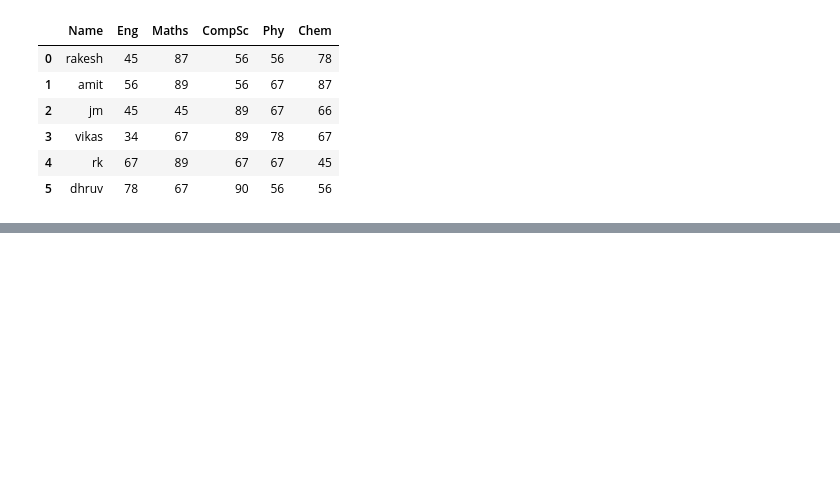
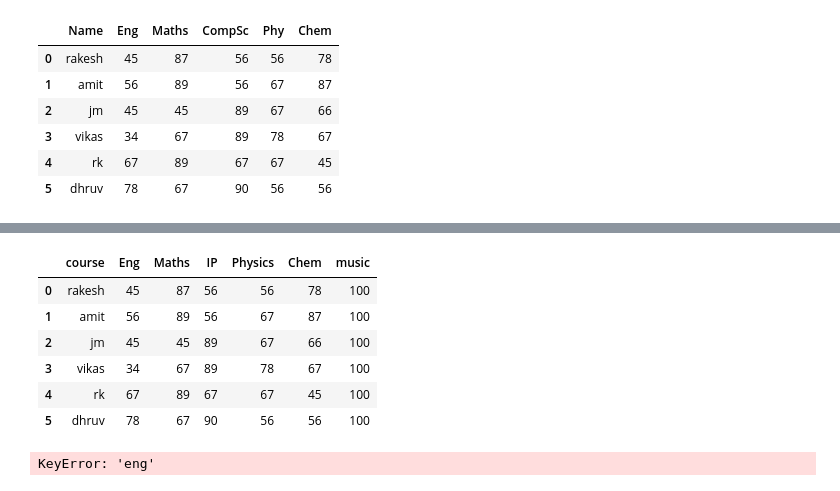
Before and after one commit to linrakesh/Notes, a Jupyter notebook: PandasCode/DataFrame_Accessing_slicing.ipynb, the cells around one changed output, grey strips where cells are left out. Cells and saved outputs as stored; diff of their text form; code cells hidden in the pictures; blank space fills up the shorter version.

```diff
--- a/PandasCode/DataFrame_Accessing_slicing.ipynb
+++ b/PandasCode/DataFrame_Accessing_slicing.ipynb
@@ -119,0 +174,16 @@ df['name'] ='Student Name'
+# %%
+df['music'] =100     #replace the values of existing column if column already exists
+df
+# %% [output]
+|  | course | Eng | Maths | IP | Physics | Chem | music |
+| 0 | rakesh | 45 | 87 | 56 | 56 | 78 | 100 |
+| 1 | amit | 56 | 89 | 56 | 67 | 87 | 100 |
+| 2 | jm | 45 | 45 | 89 | 67 | 66 | 100 |
+| 3 | vikas | 34 | 67 | 89 | 78 | 67 | 100 |
+| 4 | rk | 67 | 89 | 67 | 67 | 45 | 100 |
+| 5 | dhruv | 78 | 67 | 90 | 56 | 56 | 100 |
+# %%
+df['total']=df['Eng']+df['Maths']+df['IP']+df['Physics']+df['Chem']+df['music']
+df
+# %% [output]
+KeyError: 'eng'
```
Also changed, not shown: parts of 10 cells of this notebook.
